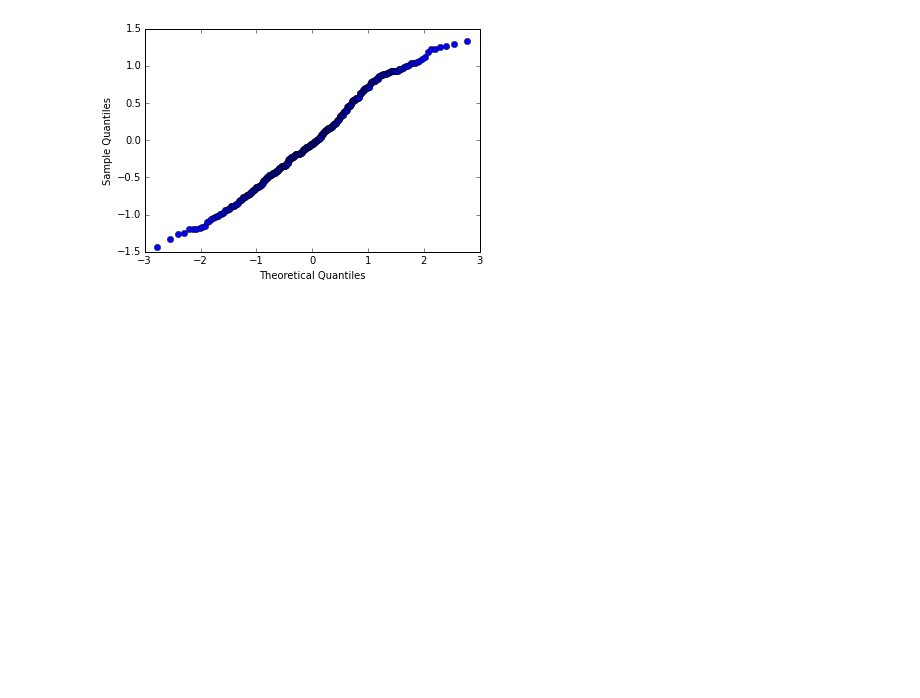
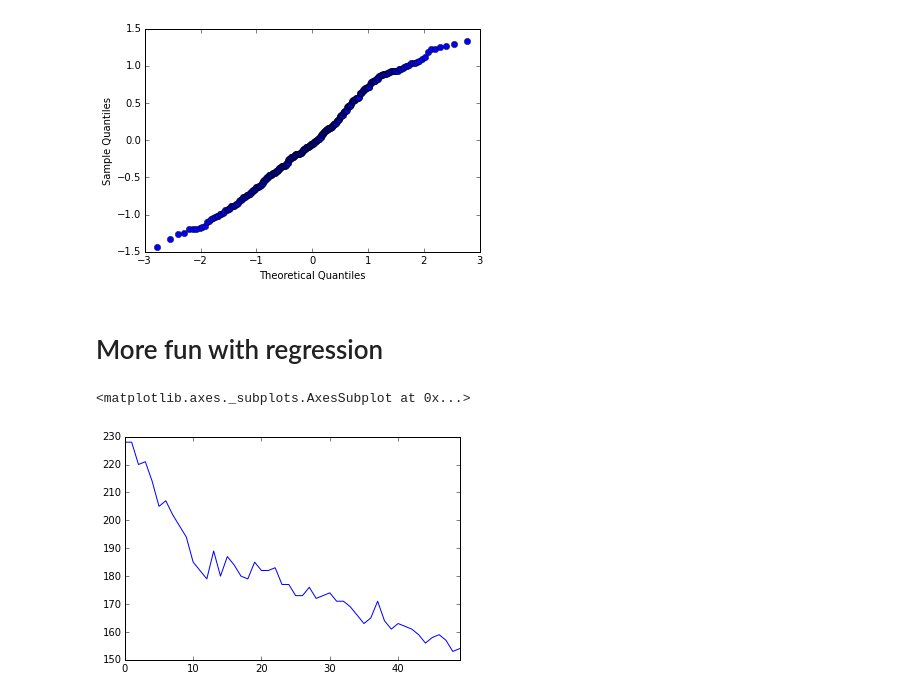
Before and after one commit to christlc/pycon2015hk, a Jupyter notebook: Pycon_talk_notebook.ipynb, the cells around one changed output. Saved outputs shown, nothing was run; the diff lists cells and outputs as text; code cells hidden in the pictures; blank space fills up the shorter version.

```diff
--- a/Pycon_talk_notebook.ipynb
+++ b/Pycon_talk_notebook.ipynb
@@ -258,3 +258,16 @@ plt.show()
 #Looks much better now
 # %% [output]
 [figure]
+# %% [markdown]
+# More fun with regression
+# %%
+np.random.seed(988734)
+# Generate some sample data
+y = pd.Series(200 - np.arange(50))
+y[0:10] = y[0:10] + np.array(range(10,0,-1))*3
+y = y + np.round(np.random.randn(len(y))*3)
+# %%
+y.plot()
+# %% [output]
+<matplotlib.axes._subplots.AxesSubplot at 0x...>
+[figure, added]
```
Also changed, not shown: parts of 4 cells of this notebook.
